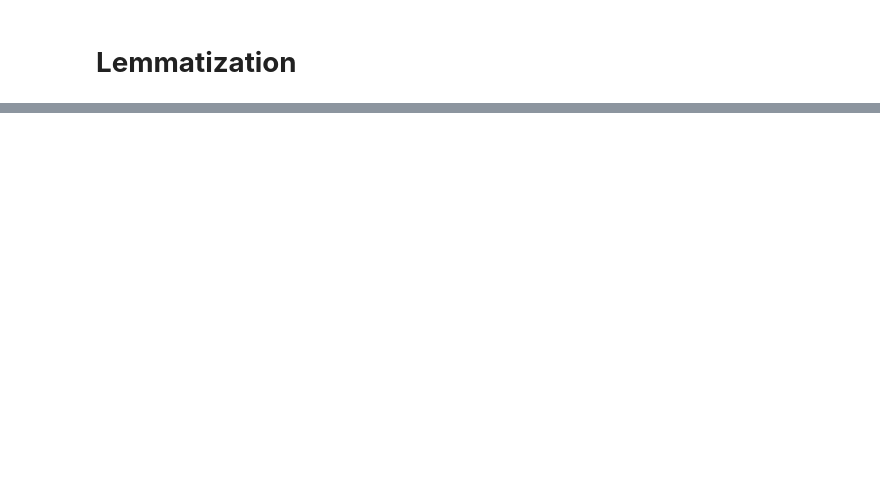
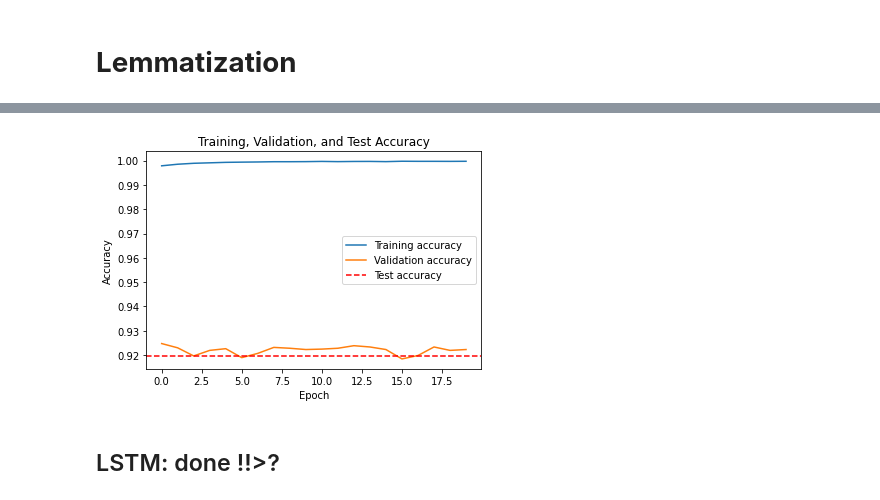
Before and after one commit to koliche/Arabic-Text-Classification, a Jupyter notebook: Arabic_Text_Classification_1.ipynb, the cells around one changed output, grey strips where cells are left out. Drawn from its saved outputs; the diff is of its cells as text; code cells hidden in the pictures; blank space fills up the shorter version.

```diff
--- a/Arabic_Text_Classification_1.ipynb
+++ b/Arabic_Text_Classification_1.ipynb
@@ -220,0 +500,18 @@ In general, methods such as word embeddings or TF-IDF representations tend to pr
+# %%
+from keras.models import Sequential
+from keras.layers import Embedding, Conv1D, MaxPooling1D, Flatten, Dense
+embedding_dim = 50
+max_length = 500
+max_features = 40000
+# define model
+model = Sequential([
+        Embedding(max_features+ 1, output_dim=embedding_dim, input_length=max_length, trainable=False),
+        Conv1D(filters=128, kernel_size=3, activation='relu'),
+        MaxPooling1D(pool_size=2),
+        Flatten(),
+        Dense(N_CLASSES, activation='softmax')
+    ])
+# compile model
+model.compile(loss='binary_crossentropy', optimizer='adam', metrics=['accuracy'])
+# %%
+hist_cnn = model.fit(X_train, y_train, validation_data=(X_val, y_val), epochs=20, batch_size=64)
@@ -220,0 +536,5 @@ In general, methods such as word embeddings or TF-IDF representations tend to pr
+# %%
+# Evaluate the model on the test set
+loss, accuracy = model.evaluate(X_test, y_test)
+print("Test loss:", loss)
+print("Test accuracy:", accuracy)
@@ -220,0 +545,18 @@ In general, methods such as word embeddings or TF-IDF representations tend to pr
+# %%
+# Plot the training history
+train_acc = hist_cnn.history['accuracy']
+val_acc = hist_cnn.history['val_accuracy']
+test_acc = accuracy
+
+plt.plot(train_acc, label='Training accuracy')
+plt.plot(val_acc, label='Validation accuracy')
+plt.axhline(test_acc, color='red', linestyle='--', label='Test accuracy')
+plt.title('Training, Validation, and Test Accuracy')
+plt.xlabel('Epoch')
+plt.ylabel('Accuracy')
+plt.legend()
+plt.show()
+# %% [output]
+[figure, added]
+# %% [markdown]
+## LSTM: done !!>?
```
Also changed, not shown: parts of 91 cells of this notebook.
